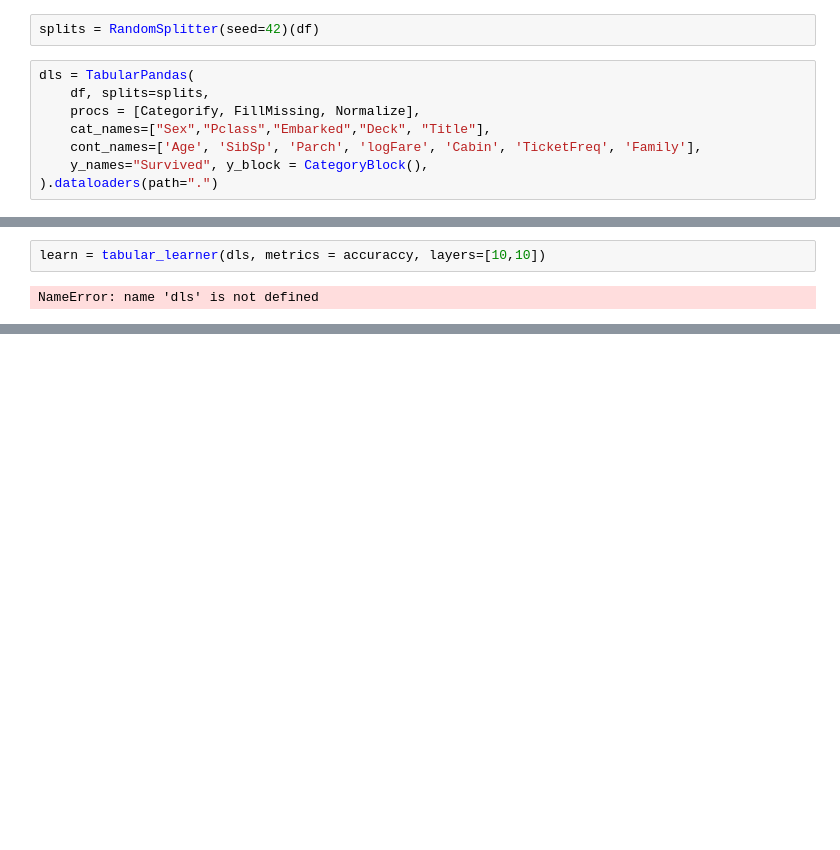
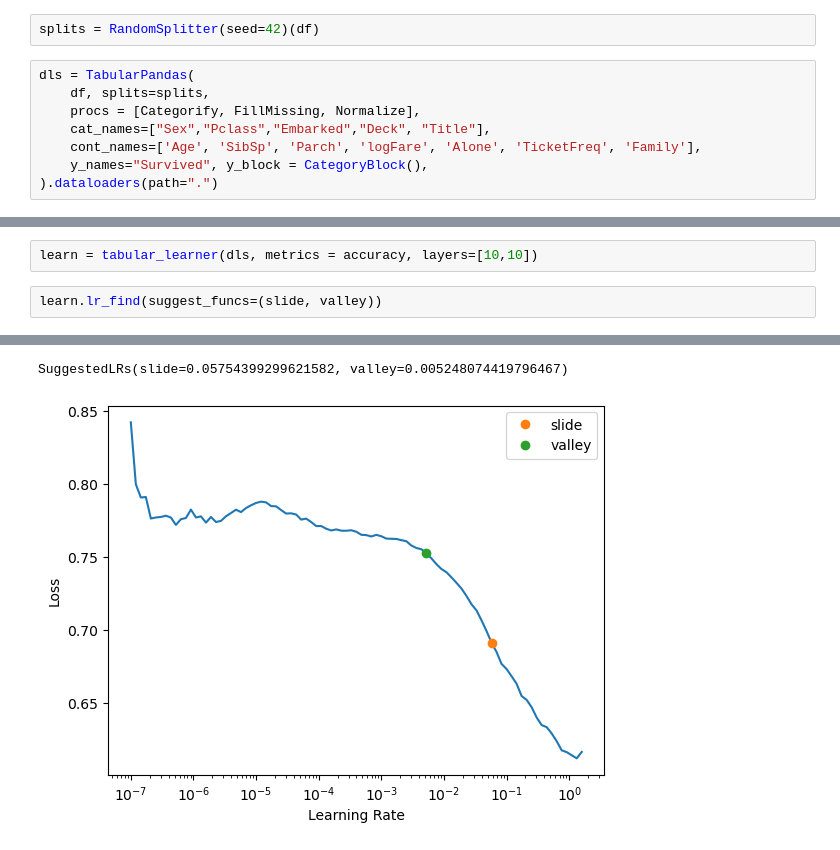
Before and after one commit to khushi-tulsiyan/fastai-course-notebooks, a Jupyter notebook: Part-1/lesson-5/why you should use a framework.ipynb, the cells around one changed output, grey strips where cells are left out. Saved outputs shown, nothing was run; the diff lists cells and outputs as text; blank space fills up the shorter version.

```diff
--- a/Part-1/lesson-5/why you should use a framework.ipynb
+++ b/Part-1/lesson-5/why you should use a framework.ipynb
@@ -39,7 +40,7 @@ dls = TabularPandas(
     df, splits=splits,
     procs = [Categorify, FillMissing, Normalize],
     cat_names=["Sex","Pclass","Embarked","Deck", "Title"],
-    cont_names=['Age', 'SibSp', 'Parch', 'logFare', 'Cabin', 'TicketFreq', 'Family'],
+    cont_names=['Age', 'SibSp', 'Parch', 'logFare', 'Alone', 'TicketFreq', 'Family'],
     y_names="Survived", y_block = CategoryBlock(),
 ).dataloaders(path=".")
 # %% [output]
@@ -47,4 +53,5 @@ KeyError: "['logFare', 'TicketFreq', 'Family'] not in index"
 # %%
-learn = tabular_learner(dls, metrics = accuraccy, layers=[10,10])
+learn = tabular_learner(dls, metrics = accuracy, layers=[10,10])
-# %% [output]
-NameError: name 'dls' is not defined
+# %%
+learn.lr_find(suggest_funcs=(slide, valley))
+# %% [output]
@@ -50,0 +59,2 @@ NameError: name 'dls' is not defined
+SuggestedLRs(slide=0.05754399299621582, valley=0.005248074419796467)
+[figure, added]
```
Also changed, not shown: parts of 13 cells of this notebook, 3 other files.
